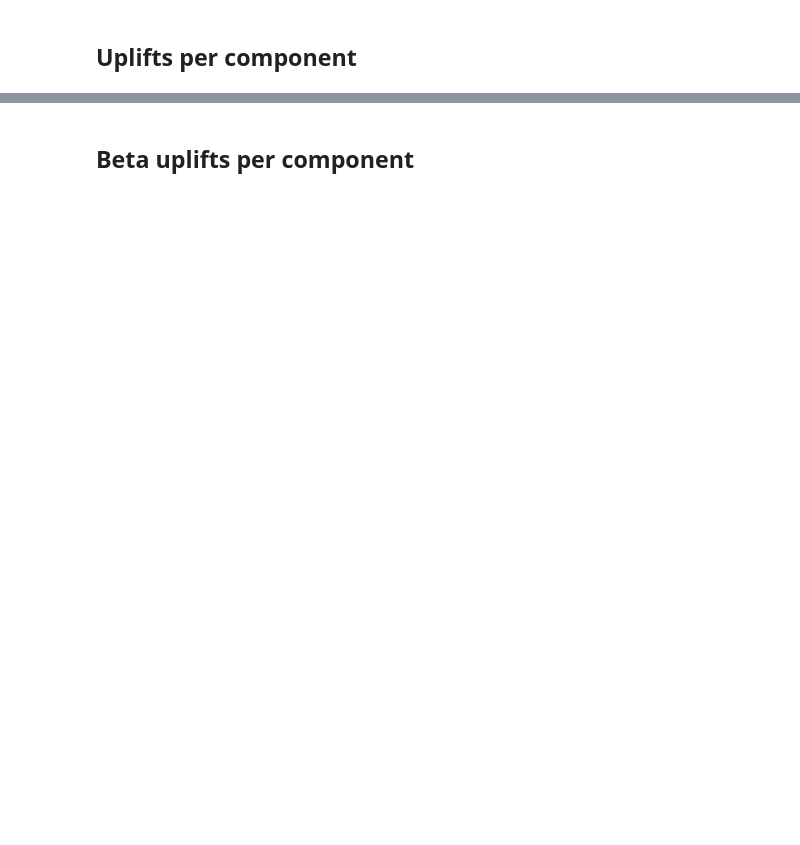
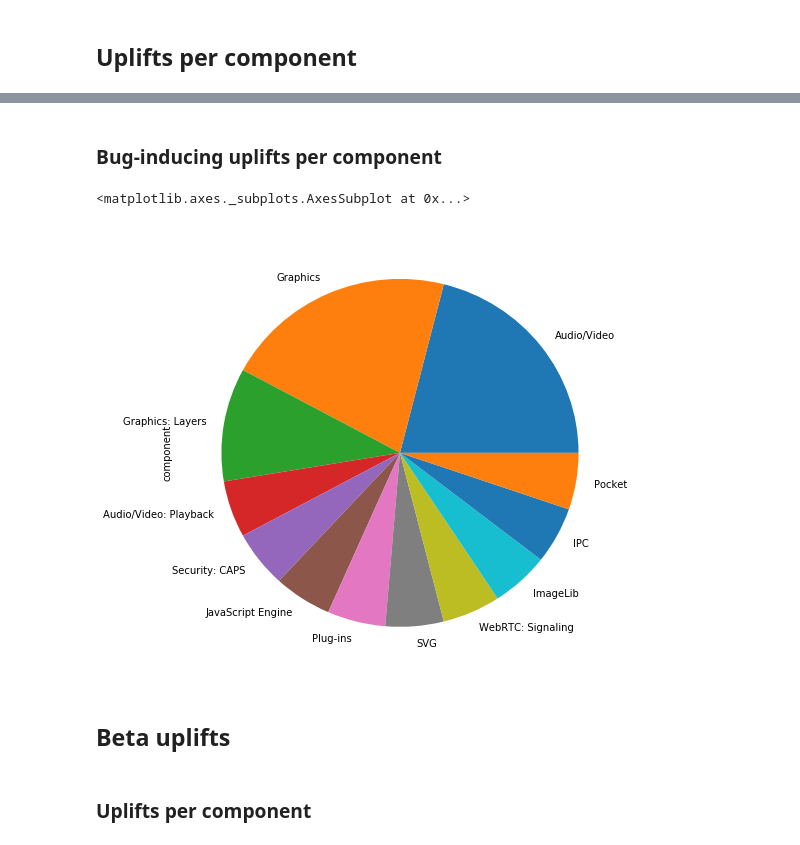
Before and after one commit to marco-c/uplift-analysis, a Jupyter notebook: Plots.ipynb, the cells around one changed output, grey strips where cells are left out. Cells and saved outputs as stored; diff of their text form; code cells hidden in the pictures; blank space fills up the shorter version.

```diff
--- a/Plots.ipynb
+++ b/Plots.ipynb
@@ -21,5 +25,14 @@ df[df.channels.str.contains('release')].component.value_counts().plot.pie(figsiz
+# %% [markdown]
+### Bug-inducing uplifts per component
+# %%
+df[(df['error_inducing'] == True) & (df.channels.str.contains('release'))].component.value_counts().plot.pie(figsize=(8,8))
+# %% [output]
+<matplotlib.axes._subplots.AxesSubplot at 0x...>
+[figure, added]
 # %% [markdown]
-## Beta uplifts per component
+## Beta uplifts
+# %% [markdown]
+### Uplifts per component
 # %%
 df[df.channels.str.contains('beta')].component.value_counts().plot.pie(figsize=(8,8))
 # %% [output]
```
Also changed, not shown: parts of 14 cells of this notebook.
